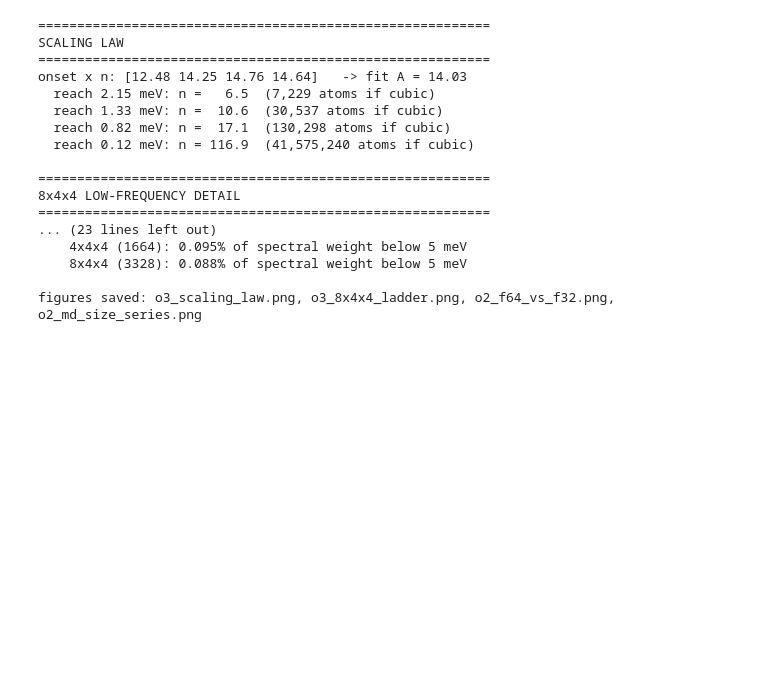
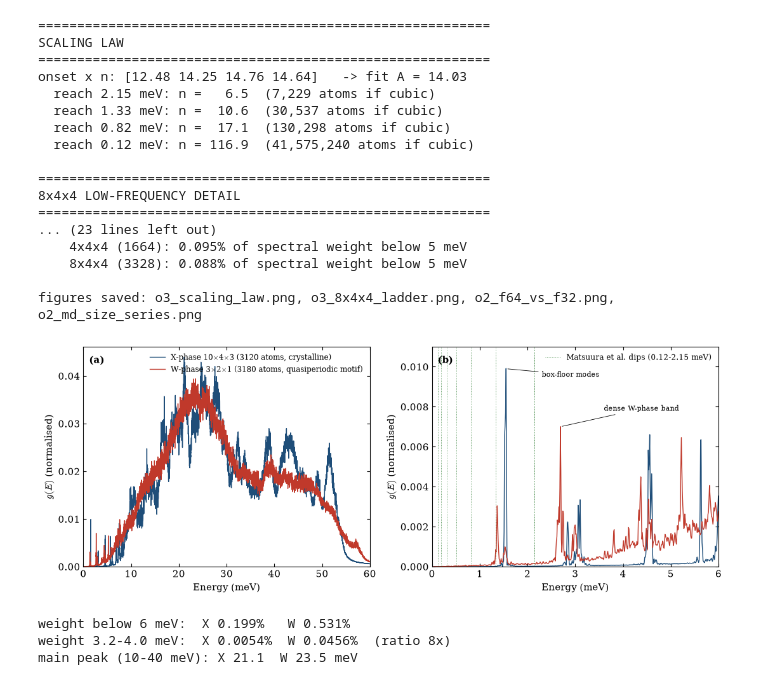
Before and after one commit to contactrameezraja/quasicrystal-mace, a Jupyter notebook: O3_figures.ipynb, the cells around one changed output. Saved outputs shown, nothing was run; the diff lists cells and outputs as text; code cells hidden in the pictures; blank space fills up the shorter version.

```diff
--- a/O3_figures.ipynb
+++ b/O3_figures.ipynb
@@ -117,3 +117,64 @@ onset x n: [12.48 14.25 14.76 14.64]   -> fit A = 14.03
     8x4x4 (3328): 0.088% of spectral weight below 5 meV
 
 figures saved: o3_scaling_law.png, o3_8x4x4_ladder.png, o2_f64_vs_f32.png, o2_md_size_series.png
+# %%
+import numpy as np
+import matplotlib.pyplot as plt
+
+plt.rcParams.update({
+    "font.family": "serif", "mathtext.fontset": "cm",
+    "axes.linewidth": 0.8, "xtick.direction": "in", "ytick.direction": "in",
+    "xtick.top": True, "ytick.right": True, "font.size": 11,
+})
+
+fx, sx = np.load("md_xphase_10x4x3_vdos_total.npy")   # ordered crystalline (X-phase)
+fw, sw = np.load("md_wphase_vdos_total.npy")          # quasiperiodic motif (W-phase)
+rungs = [0.12, 0.19, 0.31, 0.51, 0.82, 1.33, 2.15]
+
+fig, ax = plt.subplots(1, 2, figsize=(11, 4.2))
+
+# (a) full spectrum
+m = fx <= 60
+ax[0].plot(fx[m], sx[m], lw=1.0, color="#1f4e79",
+           label=r"X-phase 10$\times$4$\times$3 (3120 atoms, crystalline)")
+ax[0].plot(fw[fw <= 60], sw[fw <= 60], lw=1.0, color="#c0392b",
+           label=r"W-phase 3$\times$2$\times$1 (3180 atoms, quasiperiodic motif)")
+ax[0].set_xlim(0, 60); ax[0].set_ylim(0, None)
+ax[0].set_xlabel("Energy (meV)"); ax[0].set_ylabel(r"$g(E)$ (normalised)")
+ax[0].legend(frameon=False, fontsize=8.5, loc="upper right")
+ax[0].text(0.02, 0.96, "(a)", transform=ax[0].transAxes, va="top", fontweight="bold")
+
+# (b) low-frequency zoom with the Matsuura ladder
+mzx, mzw = fx <= 6, fw <= 6
+ax[1].plot(fx[mzx], sx[mzx], lw=1.0, color="#1f4e79")
+ax[1].plot(fw[mzw], sw[mzw], lw=1.0, color="#c0392b")
+for r in rungs:
+    ax[1].axvline(r, color="#2e7d32", lw=0.7, ls=":", alpha=0.8)
+ax[1].axvline(rungs[-1], color="#2e7d32", lw=0.7, ls=":", alpha=0.8,
+              label="Matsuura et al. dips (0.12-2.15 meV)")
+ax[1].set_xlim(0, 6); ax[1].set_ylim(0, 0.011)
+ax[1].set_xlabel("Energy (meV)"); ax[1].set_ylabel(r"$g(E)$ (normalised)")
+ax[1].legend(frameon=False, fontsize=8.5, loc="upper right")
+ax[1].text(0.02, 0.96, "(b)", transform=ax[1].transAxes, va="top", fontweight="bold")
+ax[1].annotate("box-floor modes", xy=(1.55, 0.0099), xytext=(2.3, 0.0095),
+               fontsize=8, arrowprops=dict(arrowstyle="-", lw=0.6))
+ax[1].annotate("dense W-phase band", xy=(2.69, 0.0070), xytext=(3.6, 0.0078),
+               fontsize=8, arrowprops=dict(arrowstyle="-", lw=0.6))
+
+plt.tight_layout()
+plt.savefig("fig_crystal_vs_quasicrystal_vdos.png", dpi=300, bbox_inches="tight")
+plt.show()
+
+# ---- numbers to paste ----
+def w(f, s, lo, hi): return s[(f >= lo) & (f < hi)].sum() / s.sum() * 100
+print("weight below 6 meV:  X %.3f%%   W %.3f%%" % (w(fx,sx,0,6), w(fw,sw,0,6)))
+print("weight 3.2-4.0 meV:  X %.4f%%  W %.4f%%  (ratio %.0fx)" %
+      (w(fx,sx,3.2,4), w(fw,sw,3.2,4), w(fw,sw,3.2,4)/max(w(fx,sx,3.2,4),1e-12)))
+print("main peak (10-40 meV): X %.1f  W %.1f meV" %
+      (fx[(fx>10)&(fx<40)][np.argmax(sx[(fx>10)&(fx<40)])],
+       fw[(fw>10)&(fw<40)][np.argmax(sw[(fw>10)&(fw<40)])]))
+# %% [output]
+[figure, added]
+weight below 6 meV:  X 0.199%   W 0.531%
+weight 3.2-4.0 meV:  X 0.0054%  W 0.0456%  (ratio 8x)
+main peak (10-40 meV): X 21.1  W 23.5 meV
```
Also changed, not shown: 2 other files.
